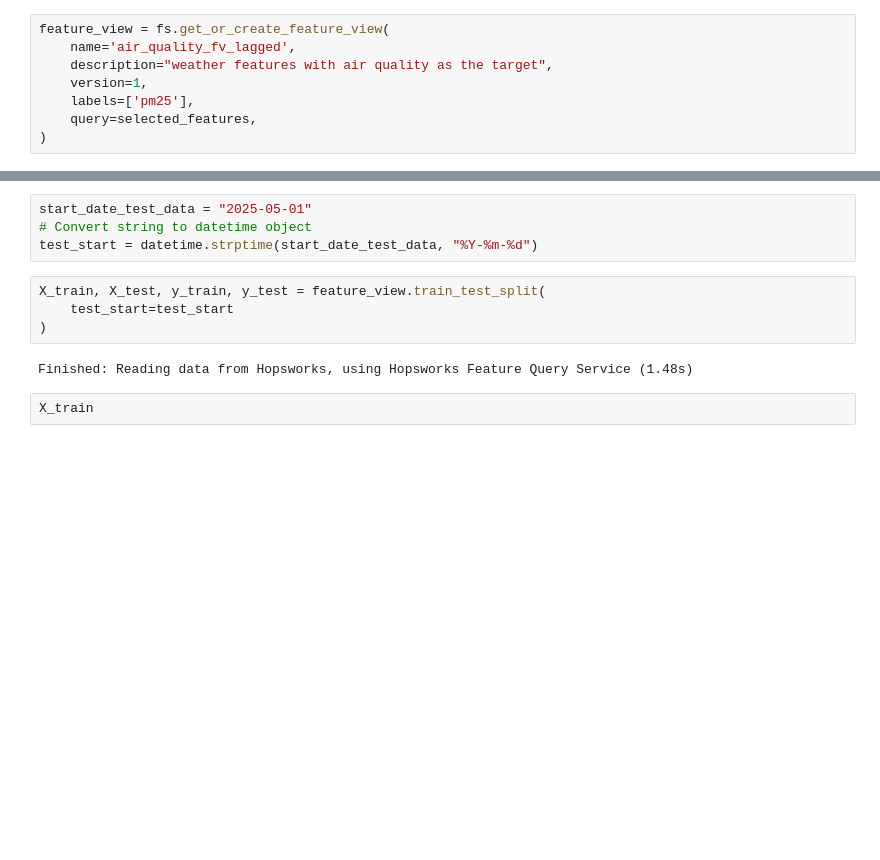
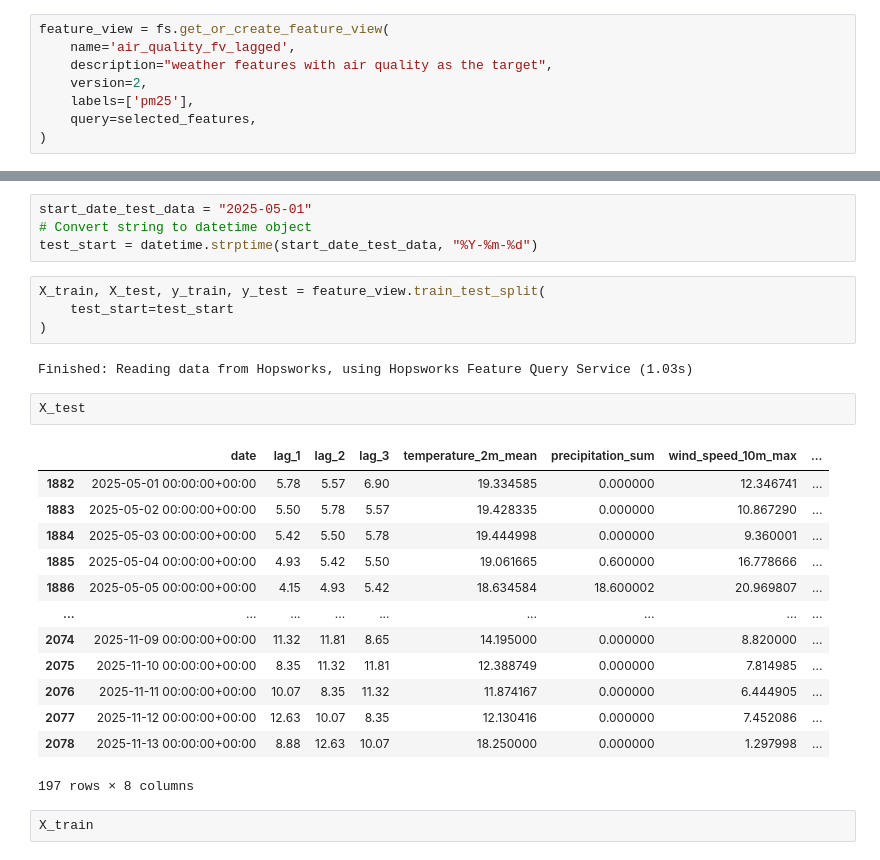
Before and after one commit to klari26/mlfs-book, a Jupyter notebook: notebooks/airquality/3_air_quality_training_pipeline.ipynb, the cells around one changed output, grey strips where cells are left out. Drawn from its saved outputs; the diff is of its cells as text; blank space fills up the shorter version.

```diff
--- a/notebooks/airquality/3_air_quality_training_pipeline.ipynb
+++ b/notebooks/airquality/3_air_quality_training_pipeline.ipynb
@@ -155,7 +137,7 @@ You can specify the following parameters:
 feature_view = fs.get_or_create_feature_view(
     name='air_quality_fv_lagged',
     description="weather features with air quality as the target",
-    version=1,
+    version=2,
     labels=['pm25'],
     query=selected_features,
 )
@@ -172,7 +154,23 @@ X_train, X_test, y_train, y_test = feature_view.train_test_split(
     test_start=test_start
 )
 # %% [output]
-Finished: Reading data from Hopsworks, using Hopsworks Feature Query Service (1.48s)
+Finished: Reading data from Hopsworks, using Hopsworks Feature Query Service (1.03s)
+# %%
+X_test
+# %% [output]
+|  | date | lag_1 | lag_2 | lag_3 | temperature_2m_mean | precipitation_sum | wind_speed_10m_max | ... |
+| 1882 | 2025-05-01 00:00:00+00:00 | 5.78 | 5.57 | 6.90 | 19.334585 | 0.000000 | 12.346741 | ... |
+| 1883 | 2025-05-02 00:00:00+00:00 | 5.50 | 5.78 | 5.57 | 19.428335 | 0.000000 | 10.867290 | ... |
+| 1884 | 2025-05-03 00:00:00+00:00 | 5.42 | 5.50 | 5.78 | 19.444998 | 0.000000 | 9.360001 | ... |
+| 1885 | 2025-05-04 00:00:00+00:00 | 4.93 | 5.42 | 5.50 | 19.061665 | 0.600000 | 16.778666 | ... |
+| 1886 | 2025-05-05 00:00:00+00:00 | 4.15 | 4.93 | 5.42 | 18.634584 | 18.600002 | 20.969807 | ... |
+| ... | ... | ... | ... | ... | ... | ... | ... | ... |
+| 2074 | 2025-11-09 00:00:00+00:00 | 11.32 | 11.81 | 8.65 | 14.195000 | 0.000000 | 8.820000 | ... |
+| 2075 | 2025-11-10 00:00:00+00:00 | 8.35 | 11.32 | 11.81 | 12.388749 | 0.000000 | 7.814985 | ... |
+| 2076 | 2025-11-11 00:00:00+00:00 | 10.07 | 8.35 | 11.32 | 11.874167 | 0.000000 | 6.444905 | ... |
+| 2077 | 2025-11-12 00:00:00+00:00 | 12.63 | 10.07 | 8.35 | 12.130416 | 0.000000 | 7.452086 | ... |
+| 2078 | 2025-11-13 00:00:00+00:00 | 8.88 | 12.63 | 10.07 | 18.250000 | 0.000000 | 1.297998 | ... |
+197 rows × 8 columns
 # %%
 X_train
 # %% [output]
```
Also changed, not shown: parts of 6 cells of this notebook, 2 other files.
